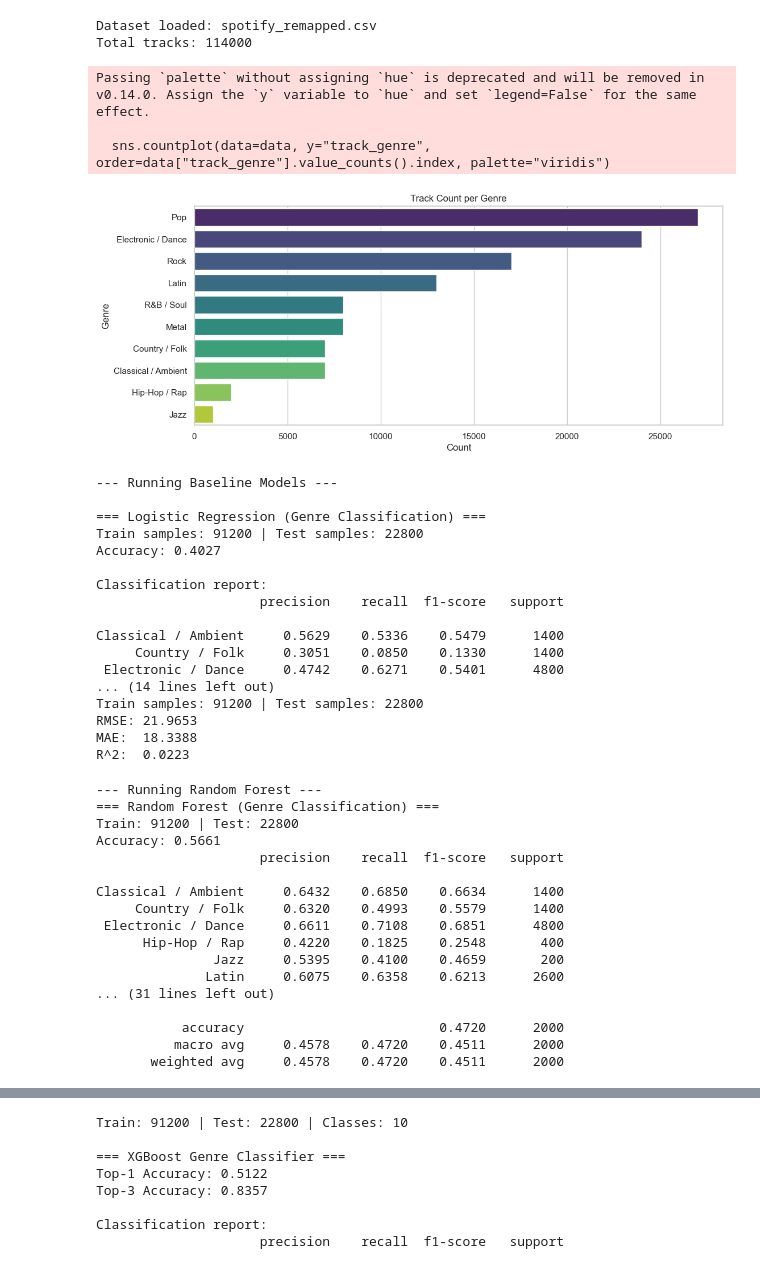
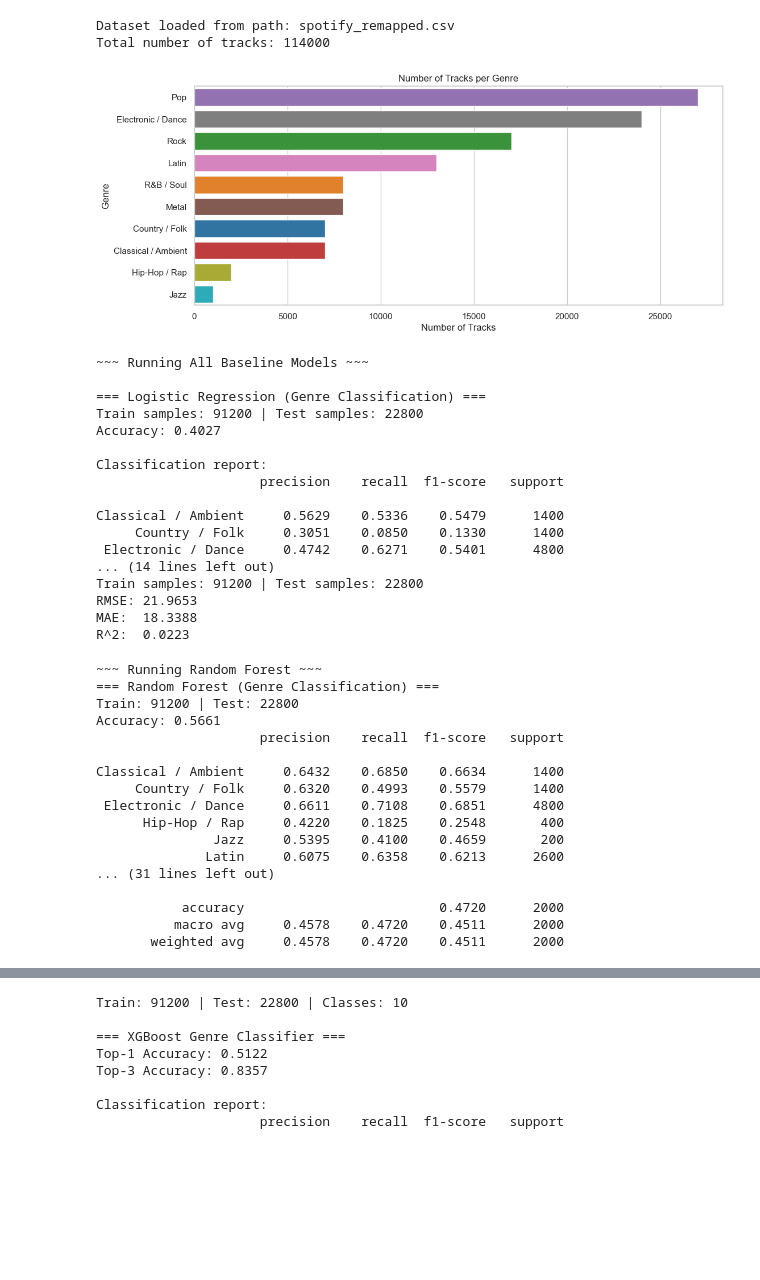
Before and after one commit to markmin3/MSE446-Project, a Jupyter notebook: MSE446_Final_Project.ipynb, the cells around one changed output, grey strips where cells are left out. Drawn from its saved outputs; the diff is of its cells as text; code cells hidden in the pictures; blank space fills up the shorter version.

```diff
--- a/MSE446_Final_Project.ipynb
+++ b/MSE446_Final_Project.ipynb
@@ -19,37 +17,32 @@ import high_performance_genre_pipeline as hp_pipeline
 sns.set_theme(style="whitegrid")
 plt.rcParams["figure.figsize"] = (10, 6)
 # %%
-# STEP 2: Load and Verify Data
-dataset_path = "spotify_remapped.csv" # Or spotify_balanced.csv
+# STEP 2: Load and Clean Data
+dataset_path = "spotify_remapped.csv"
 data = load_clean_data(dataset_path)
 
-print(f"Dataset loaded: {dataset_path}")
-print(f"Total tracks: {len(data)}")
+print(f"Dataset loaded from path: {dataset_path}")
+print(f"Total number of tracks: {len(data)}")
 
-# Visualize the class balance
 plt.figure(figsize=(12, 5))
-sns.countplot(data=data, y="track_genre", order=data["track_genre"].value_counts().index, palette="viridis")
-plt.title("Track Count per Genre")
-plt.xlabel("Count")
+sns.countplot(data=data, y="track_genre", order=data["track_genre"].value_counts().index, palette="tab10", hue="track_genre", legend=False)
+plt.title("Number of Tracks per Genre")
+plt.xlabel("Number of Tracks")
 plt.ylabel("Genre")
 plt.show()
 # %% [output]
-Dataset loaded: spotify_remapped.csv
-Total tracks: 114000
+Dataset loaded from path: spotify_remapped.csv
+Total number of tracks: 114000
-Passing `palette` without assigning `hue` is deprecated and will be removed in v0.14.0. Assign the `y` variable to `hue` and set `legend=False` for the same effect.
-
-  sns.countplot(data=data, y="track_genre", order=data["track_genre"].value_counts().index, palette="viridis")
-[figure, old version]
+[figure, new version]
 # %%
 # STEP 3: Run Baseline Models
-print("--- Running Baseline Models ---")
-# Build the specific feature table expected by your baseline script
+print("~~~ Running All Baseline Models ~~~")
 df_features = build_feature_table(pd.read_csv(dataset_path))
 
 run_logistic_regression(df_features, test_size=0.2, random_state=42)
 run_linear_regression(df_features, test_size=0.2, random_state=42)
 # %% [output]
---- Running Baseline Models ---
+~~~ Running All Baseline Models ~~~
 
 === Logistic Regression (Genre Classification) ===
 Train samples: 91200 | Test samples: 22800
@@ -67,17 +60,15 @@ RMSE: 21.9653
 MAE:  18.3388
 R^2:  0.0223
 # %%
-# STEP 4: Run Random Forest and SVM
-# Note: You may want to use spotify_balanced.csv for SVM if the full dataset takes too long to train
-print("--- Running Random Forest ---")
-# You can call the main() functions directly by overriding the sys.argv if needed,
-# but for simplicity, you can also just run the scripts via shell commands in Jupyter:
+# STEP 4: Run Random Forest and SVM models
+print("~~~ Running Random Forest ~~~")
+
 !python random_forest_model.py --data spotify_remapped.csv
 
-print("\n--- Running SVM-RBF ---")
+print("\n~~~ Running SVM-RBF ~~~")
 !python svm_model.py --data spotify_balanced.csv
 # %% [output]
---- Running Random Forest ---
+~~~ Running Random Forest ~~~
 === Random Forest (Genre Classification) ===
 Train: 91200 | Test: 22800
 Accuracy: 0.5661
```
Also changed, not shown: parts of 5 cells of this notebook.
